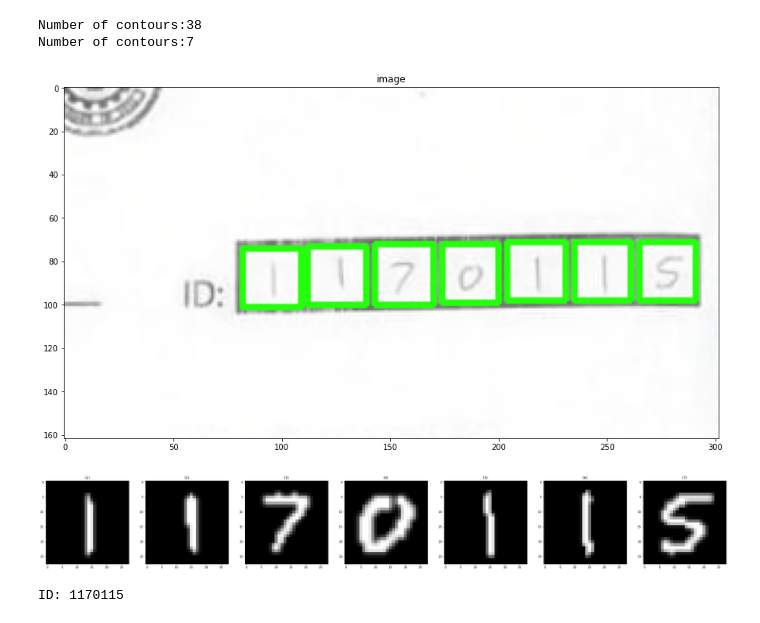
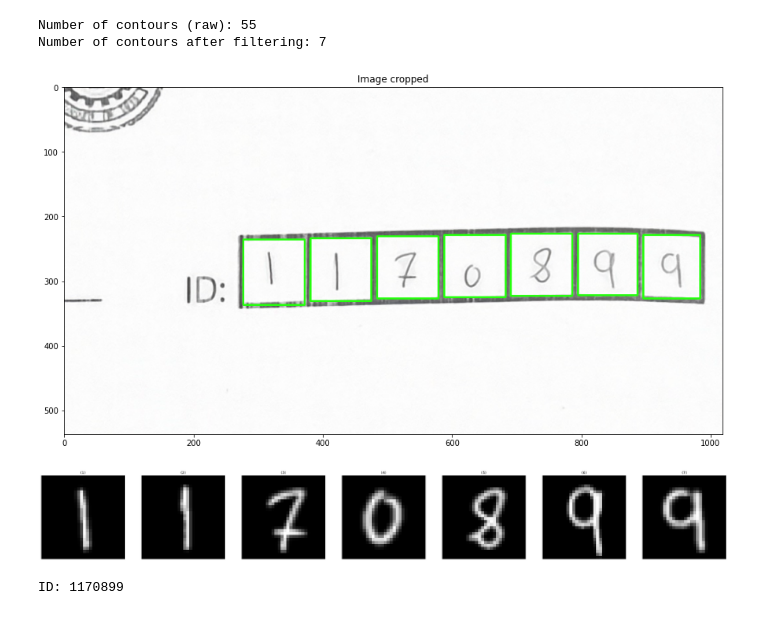
Before and after one commit to cufechs/Bubble-Sheet-Corrector, a Jupyter notebook: Main/Main Tests.ipynb, the cells around one changed output. Saved outputs shown, nothing was run; the diff lists cells and outputs as text; code cells hidden in the pictures.

```diff
--- a/Main/Main Tests.ipynb
+++ b/Main/Main Tests.ipynb
@@ -15,14 +7,11 @@ The autoreload extension is already loaded. To reload it, use:
 # %%
 ####### Main ID Test ########################
-image = io.imread('test data/test_1.jpeg')
-image1, flag = perspective_correction(image)
-if flag:
-    #plt.figure(figsize=(15, 15)); plt.imshow(image)
-    idd = get_id(image1, id_length=7, show_info=True)
-    print('ID:', idd)
+idd = get_id(io.imread('test data/test_1.jpg'),
+             id_length=7, show_info=2,
+             correct_perspective=True)
 # %% [output]
-Number of contours:38
-Number of contours:7
+Number of contours (raw): 55
+Number of contours after filtering: 7
-[figure, old version]
+[figure, new version]
-[figure, old version]
+[figure, new version]
-ID: 1170115
+ID: 1170899
```
Also changed, not shown: parts of 3 cells of this notebook, 12 other files.
